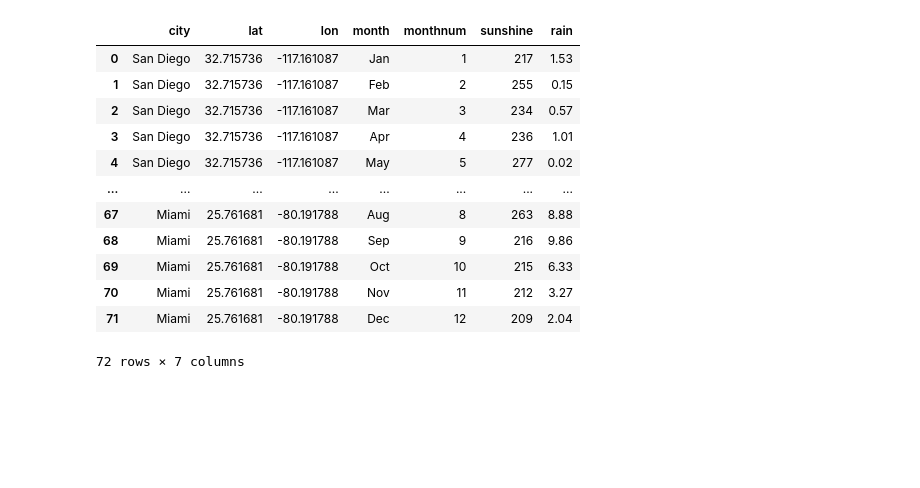
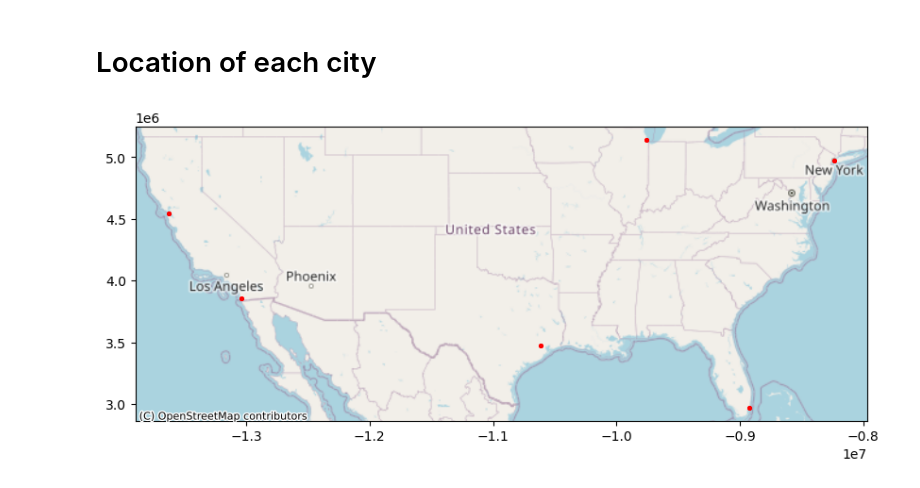
Before and after one commit to g7xu/Data_vis_LSUS, a Jupyter notebook: EDA_onData.ipynb, the cells around one changed output. Saved outputs shown, nothing was run; the diff lists cells and outputs as text; code cells hidden in the pictures; blank space fills up the shorter version.

```diff
--- a/EDA_onData.ipynb
+++ b/EDA_onData.ipynb
@@ -4,18 +7,19 @@ import numpy as np
 # %%
 data = pd.read_csv('assests/weather.csv')
-# %%
-data
-# %% [output]
-|  | city | lat | lon | month | monthnum | sunshine | rain |
-| 0 | San Diego | 32.715736 | -117.161087 | Jan | 1 | 217 | 1.53 |
-| 1 | San Diego | 32.715736 | -117.161087 | Feb | 2 | 255 | 0.15 |
-| 2 | San Diego | 32.715736 | -117.161087 | Mar | 3 | 234 | 0.57 |
-| 3 | San Diego | 32.715736 | -117.161087 | Apr | 4 | 236 | 1.01 |
-| 4 | San Diego | 32.715736 | -117.161087 | May | 5 | 277 | 0.02 |
-| ... | ... | ... | ... | ... | ... | ... | ... |
-| 67 | Miami | 25.761681 | -80.191788 | Aug | 8 | 263 | 8.88 |
-| 68 | Miami | 25.761681 | -80.191788 | Sep | 9 | 216 | 9.86 |
-| 69 | Miami | 25.761681 | -80.191788 | Oct | 10 | 215 | 6.33 |
-| 70 | Miami | 25.761681 | -80.191788 | Nov | 11 | 212 | 3.27 |
-| 71 | Miami | 25.761681 | -80.191788 | Dec | 12 | 209 | 2.04 |
-72 rows × 7 columns
+# %% [markdown]
+# Location of each city
+# %%
+gdf = gpd.GeoDataFrame(data, geometry=gpd.points_from_xy(data.lon, data.lat))
+gdf.set_crs(epsg=4326, inplace=True)
+gdf.to_crs(epsg=3857, inplace=True)
+
+# Plot the data
+fig, ax = plt.subplots(figsize=(10, 6))
+gdf.plot(ax=ax, color='red', markersize=5)
+
+# Add a basemap
+ctx.add_basemap(ax, source=ctx.providers.OpenStreetMap.Mapnik)
+
+plt.show()
+# %% [output]
+[figure, added]
```
Also changed, not shown: parts of 9 cells of this notebook, 1 other file.
